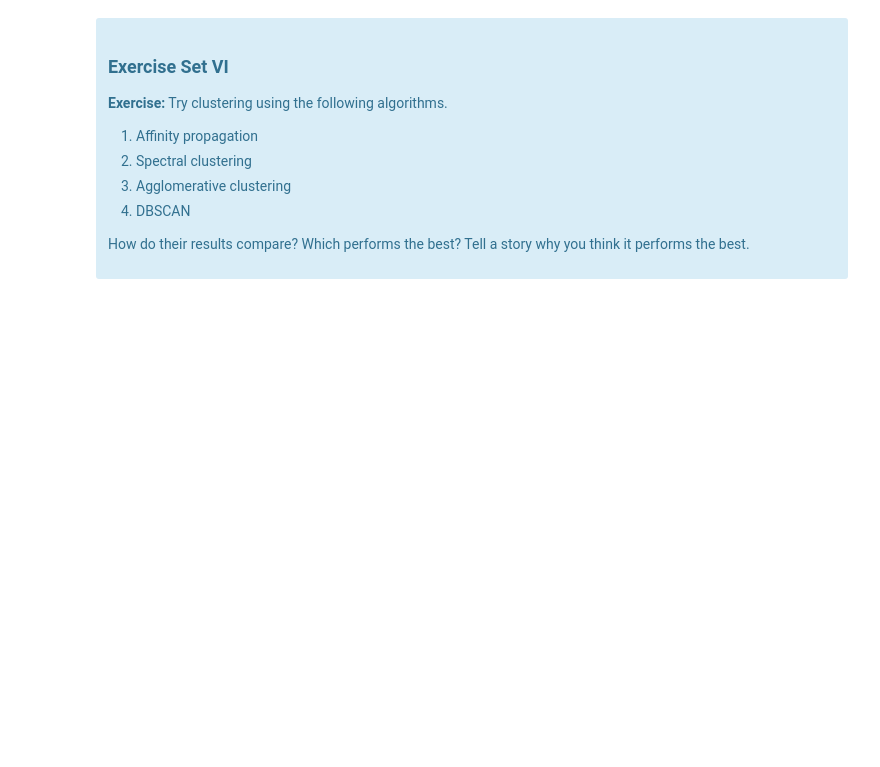
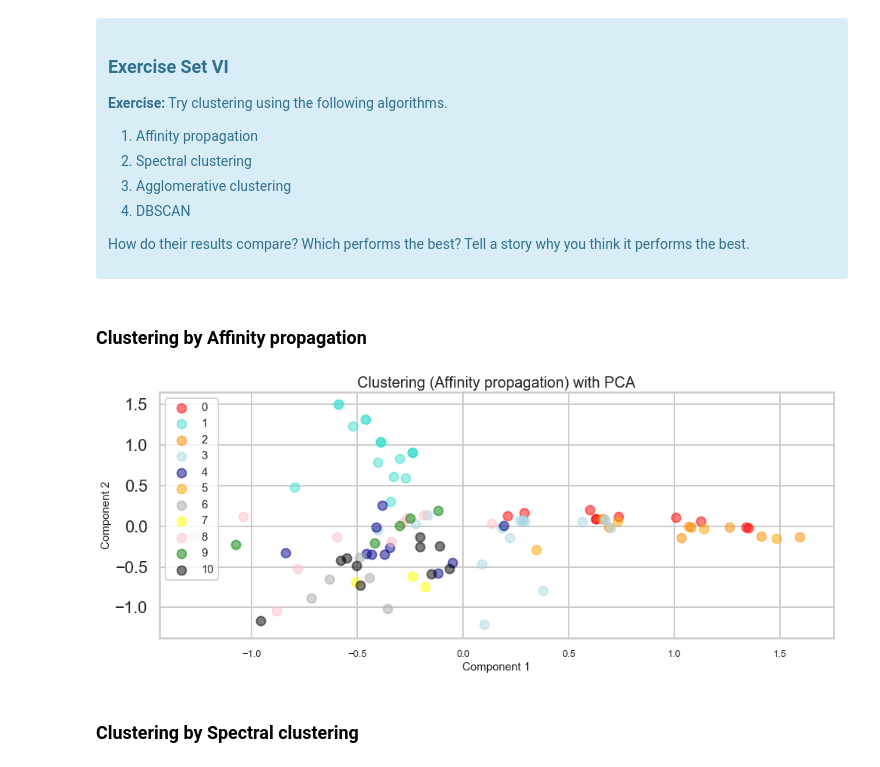
Before and after one commit to kyloop/sb_mp, a Jupyter notebook: Mini_Project_Clustering.ipynb, the cells around one changed output. Drawn from its saved outputs; the diff is of its cells as text; code cells hidden in the pictures; blank space fills up the shorter version.

```diff
--- a/Mini_Project_Clustering.ipynb
+++ b/Mini_Project_Clustering.ipynb
@@ -505,0 +504,44 @@ Source: http://scikit-learn.org/stable/modules/clustering.html
+# %% [markdown]
+### Clustering by Affinity propagation
+# %%
+from sklearn.cluster import AffinityPropagation
+import numpy as np
+
+X = mat.iloc[:,1:].copy()
+
+model = AffinityPropagation(damping=0.93).fit(X)
+cluster_labels = model.predict(X)
+
+
+
+# Initialize a new PCA model with a default number of components.
+import sklearn.decomposition
+pca = sklearn.decomposition.PCA(n_components=2)
+pca2Comp=pca.fit(X).transform(X)
+
+pca2_cluster3=pd.DataFrame(np.concatenate((np.array(mat.customer_name).reshape(100,1),pca2Comp,cluster_labels.reshape(100,1)), axis=1), columns=["customer_name","comp1", "comp2", "cluster"])
+
+
+colors = ['red', 'turquoise', 'darkorange', "lightblue", "darkblue","orange", "darkgrey", "yellow", "pink","green", "black"]
+target_names = list(set(cluster_labels))
+
+plt.figure(figsize=(16,6))
+
+n_cluster=11
+for i , color, target_name in zip(range(0,n_cluster), colors, target_names):
+    plt.scatter(x=pca2_cluster3.comp1[pca2_cluster3.cluster==i],
+                y=pca2_cluster3.comp2[pca2_cluster3.cluster==i],
+                color = color,
+                cmap=plt.cm.get_cmap('Accent', 3),
+                alpha=0.5, label = target_name)
+
+plt.title("Clustering (Affinity propagation) with PCA", fontsize=20)
+plt.xlabel("Component 1", fontsize=15)
+plt.ylabel("Component 2", fontsize=15)
+plt.xticks(fontsize=13)
+plt.legend(fontsize=15)
+plt.show()
+# %% [output]
+[figure, added]
+# %% [markdown]
+### Clustering by Spectral clustering
```
Also changed, not shown: parts of 2 cells of this notebook.
